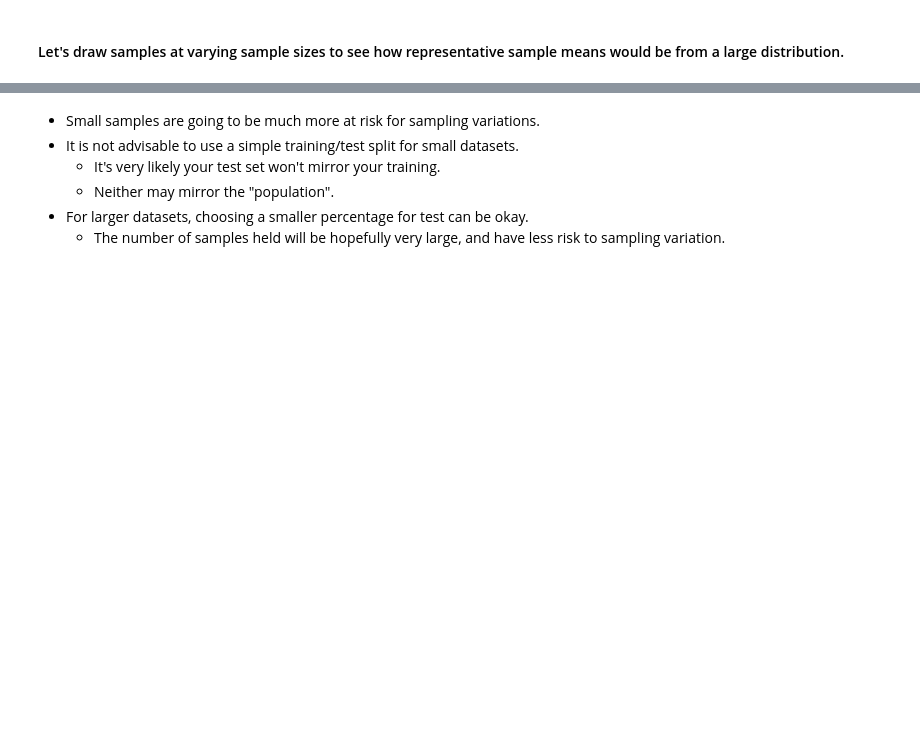
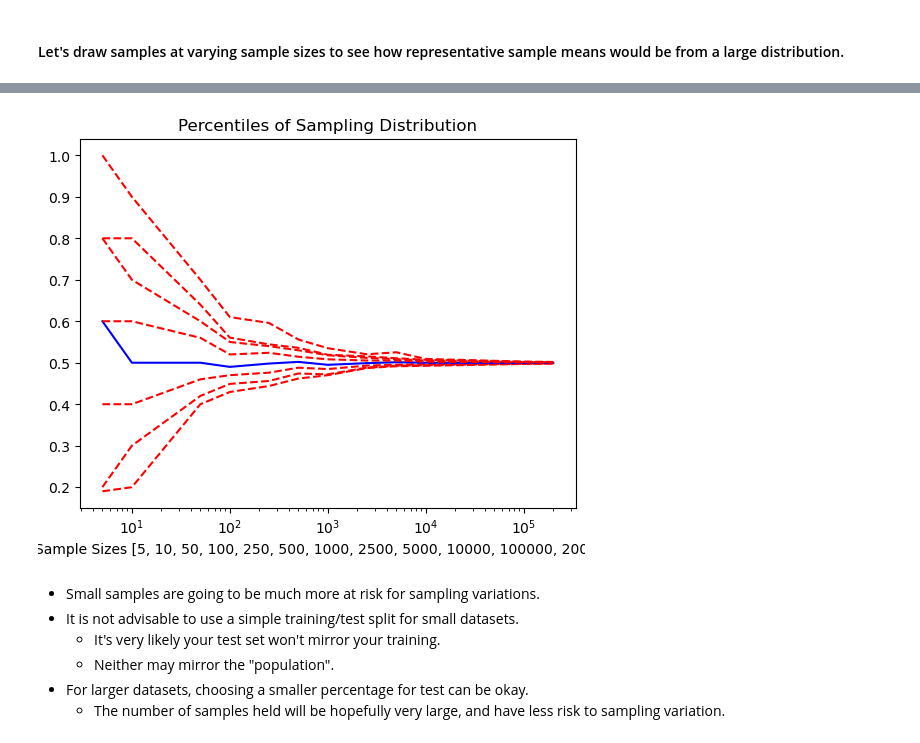
Before and after one commit to msaricaumbc/DS602, a Jupyter notebook: week6 - model-evaluation/model-evaluation.ipynb, the cells around one changed output, grey strips where cells are left out. Drawn from its saved outputs; the diff is of its cells as text; code cells hidden in the pictures; blank space fills up the shorter version.

```diff
--- a/week6 - model-evaluation/model-evaluation.ipynb
+++ b/week6 - model-evaluation/model-evaluation.ipynb
@@ -224,13 +323,15 @@ meansDf.describe().iloc[3:, :]
 # %%
-for i in [0.05, 0.1, 0.25, 0.50, 0.75, 0.9, 0.95]:
+for i in [0.05, 0.1, 0.25, 0.50, 0.75, 0.9, 0.95, 1]:
     if i == 0.5:
         plt.plot(meansDf.quantile(i), '-b')
     else:
         plt.plot(meansDf.quantile(i), '--r')
 plt.xscale('log')
 plt.title('Percentiles of Sampling Distribution')
 plt.xlabel(f'Sample Sizes {sample_sizes}')
 plt.show()
+# %% [output]
+[figure, added]
 # %% [markdown]
 - Small samples are going to be much more at risk for sampling variations.
 - It is not advisable to use a simple training/test split for small datasets.
```
Also changed, not shown: parts of 57 cells of this notebook.
